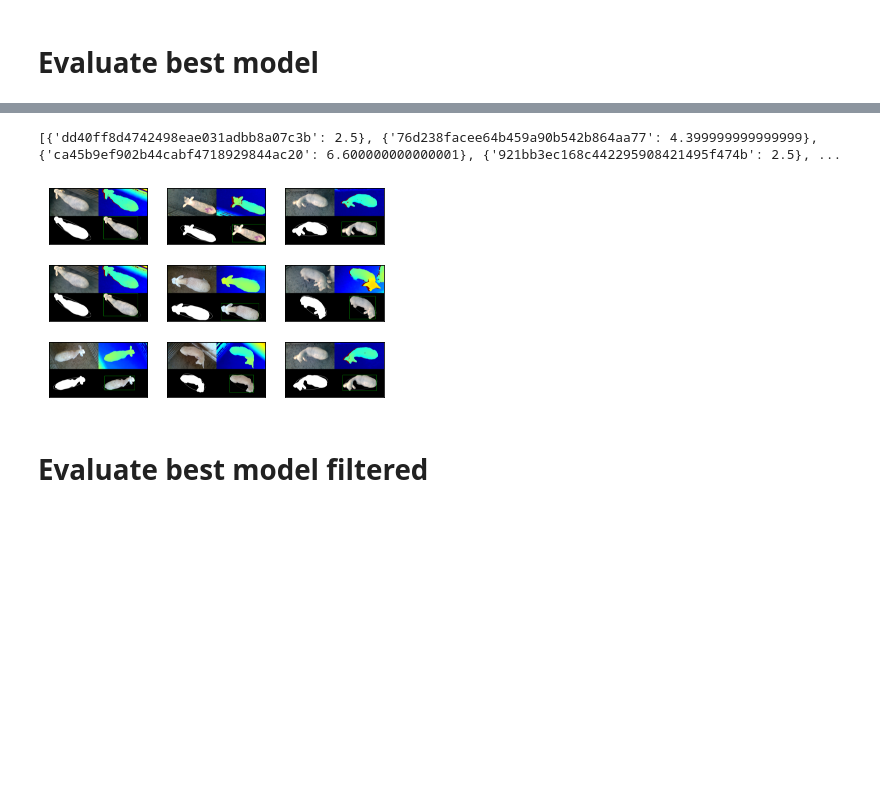
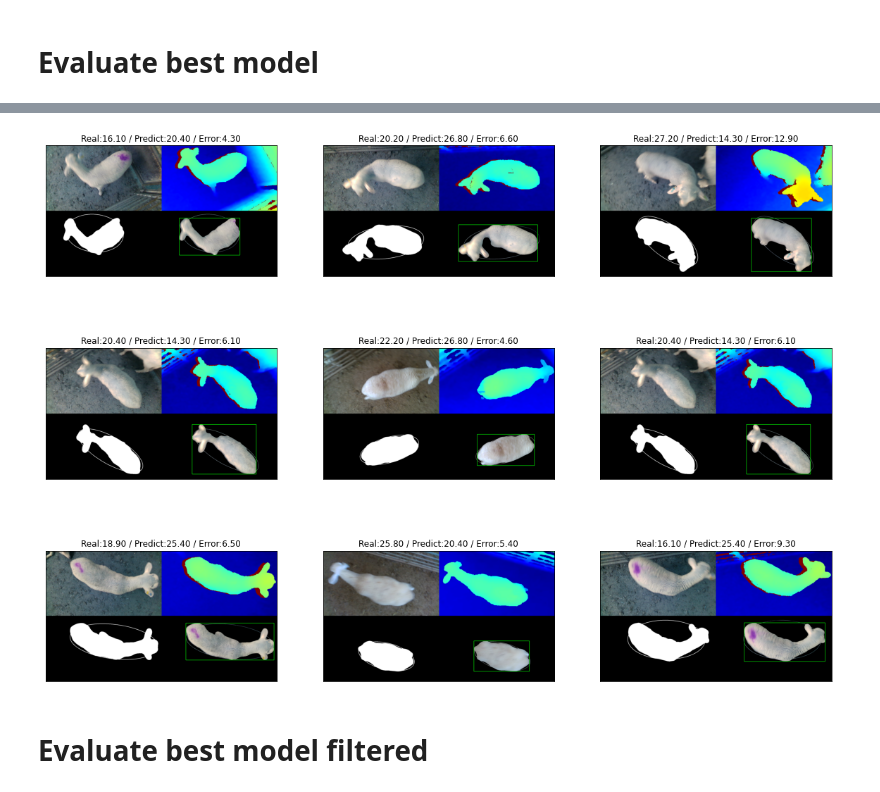
Before and after one commit to ULE-Informatica/morfologia-unizar-ule, a Jupyter notebook: scripts/process_images_to_create_csv_dataset.ipynb, the cells around one changed output, grey strips where cells are left out. Saved outputs shown, nothing was run; the diff lists cells and outputs as text; code cells hidden in the pictures; blank space fills up the shorter version.

```diff
--- a/scripts/process_images_to_create_csv_dataset.ipynb
+++ b/scripts/process_images_to_create_csv_dataset.ipynb
@@ -39,8 +39,9 @@ If you want to process data, set PROCESS_DATA to True
 
 To download the dataset you must specify your user and key for kaggle (Dataset weight 5 GBs, so it takes a time to download)
 # %%
-PROCESS_IMAGES = False
-PROCESS_DATA = False
+seed = 2541
+PROCESS_IMAGES = True
+PROCESS_DATA = True
 
 DOWNLOAD_DATA = False
 if DOWNLOAD_DATA:
@@ -137,14 +138,13 @@ Final data
 # %%
 #Load file data
 file_data = pd.read_csv(os.path.join("..", 'data', 'id_weight_sex_uuid_data.csv'), usecols=['uuid', 'id', 'sex', 'weight', 'area', 'x', 'y', 'width', 'height', 'MA', 'ma', 'centroid_x', 'centroid_y', 'orientation', '% area', 'center distance', 'eccentricity', 'perimeter', 'symmetry'])
+file_data = file_data.reindex(columns=['uuid', 'id', 'sex', 'area', 'width', 'height', 'MA', 'ma', 'eccentricity', 'perimeter', '% area', 'symmetry', 'centroid_x', 'centroid_y', 'orientation', 'center distance', 'x', 'y','weight'])
 print("Load final data")
 display(file_data.head())
+file_data = shuffle(file_data, random_state=seed)
 #file_data = file_data[file_data['symmetry']>0.65]
 file_data_filtered = file_data[file_data['area']>150000]
 file_data_filtered = file_data_filtered[file_data['perimeter']>1600]
-file_data = shuffle(file_data)
-file_data_filtered = shuffle(file_data_filtered)
-
 print(len(file_data),"images loaded and ",len(file_data_filtered),"images filtered")
 
 X = file_data.loc[:, 'sex':'symmetry']
@@ -158,8 +158,8 @@ print("y data")
 display(y.head())
 
 #Split data
-X_train, X_test, y_train, y_test = train_test_split(X, y, test_size=0.3)
-X_train_filtered, X_test_filtered, y_train_filtered, y_test_filtered = train_test_split(X_filtered, y_filtered, test_size=0.3)
+X_train, X_test, y_train, y_test = train_test_split(X, y, test_size=0.3, shuffle=False)
+X_train_filtered, X_test_filtered, y_train_filtered, y_test_filtered = train_test_split(X_filtered, y_filtered, test_size=0.3, shuffle=False)
 
 if PROCESS_DATA:
     print("Correlation matrix")
@@ -325,0 +326,5 @@ Mean absolute error: 0.10912343470483006
+# %%
+predicted_data = file_data[file_data.index.isin(X_test.index)]
+predicted_data.insert(19, "predicted_weight", best_estimator_predictions, True)
+predicted_data.to_csv(os.path.join("..", 'data', 'id_weight_sex_uuid_data_predicted.csv'))
+predicted_data.head()
@@ -326,27 +338,26 @@ Mean absolute error: 0.10912343470483006
 # %%
 if PROCESS_DATA:
     files = []
     differences = []
-    for i in range(0,len(best_estimator_predictions)):
-        difference = abs(best_estimator_predictions[i]-y_test.iloc[i].weight)
-        if difference>2:
-            uuid = file_data.loc[y_test.iloc[i].name].uuid
+    for i in range(0,predicted_data.shape[0]):
+        difference = abs(predicted_data.iloc[i].predicted_weight-predicted_data.iloc[i].weight)
+        if difference>3:
+            uuid = predicted_data.iloc[i].uuid
             files.append(uuid)
-            differences.append({uuid:difference})
-    print(differences)
-
+            differences.append('Real:{:.2f} / Predict:{:.2f} / Error:{:.2f}'.format(predicted_data.iloc[i].weight,predicted_data.iloc[i].predicted_weight,difference))
 
     max_images = 9 if (len(files)>9)  else len(files)
+    plt.figure(figsize=(20,15))
     for i in range(0,max_images):
-        plt.subplot(3,3,i+1)
+        ax = plt.subplot(3,3,i+1)
         img=mpimg.imread(os.path.join("..", 'data', 'mosaic', files[i]+'_mosaico.png'))
         plt.imshow(img)
         plt.xticks([]),plt.yticks([])
+        ax.set_title(differences[i])
 
     plt.savefig(os.path.join("..", 'data', 'mismatch.jpeg'), bbox_inches='tight')
 # %% [output]
-[{'dd40ff8d4742498eae031adbb8a07c3b': 2.5}, {'76d238facee64b459a90b542b864aa77': 4.399999999999999}, {'ca45b9ef902b44cabf4718929844ac20': 6.600000000000001}, {'921bb3ec168c442295908421495f474b': 2.5}, ...
-[figure, old version]
+[figure, new version]
 # %% [markdown]
 # Evaluate best model filtered
 # %%
```
Also changed, not shown: parts of 5 cells of this notebook, 7 other files.
